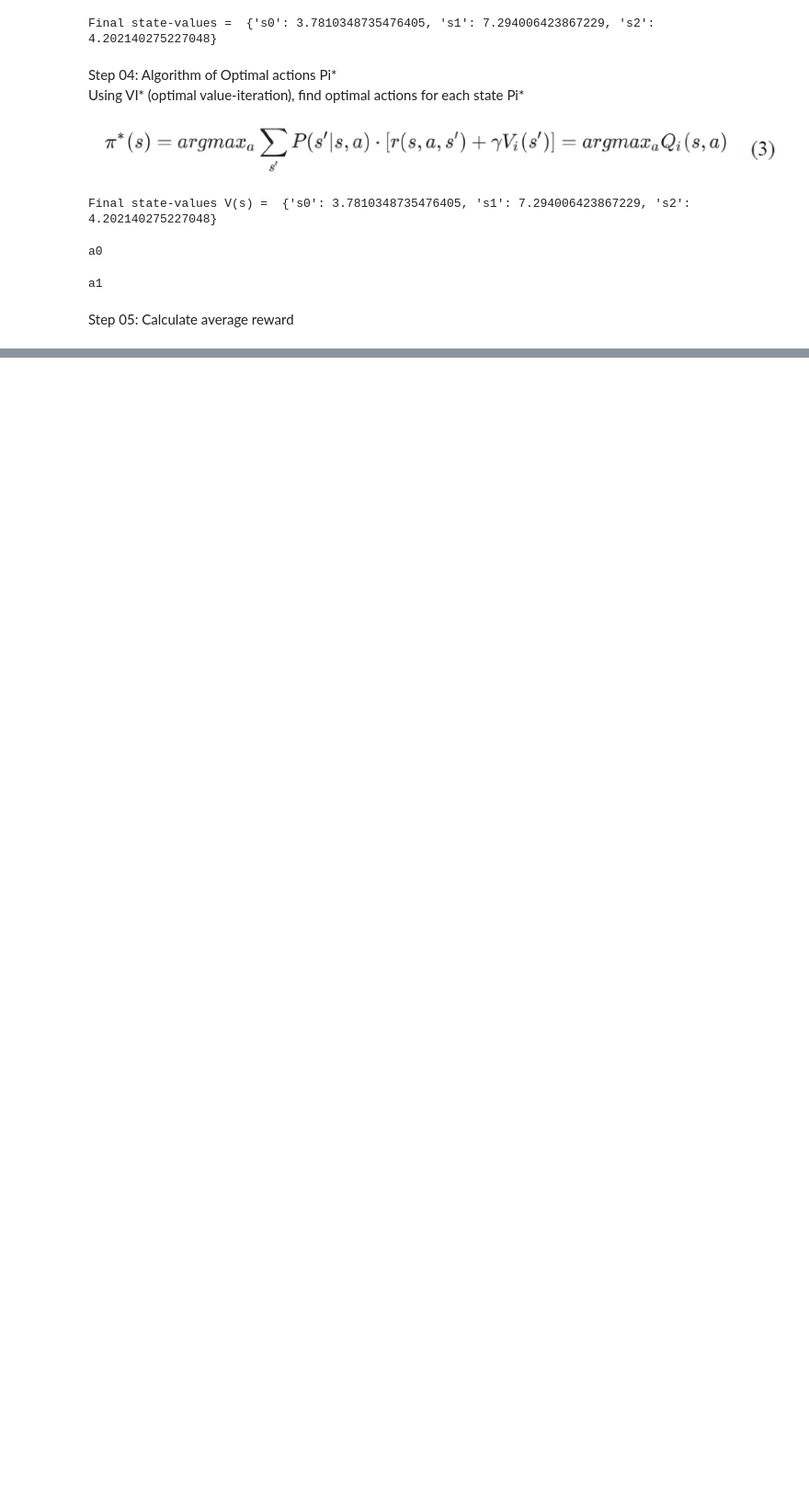
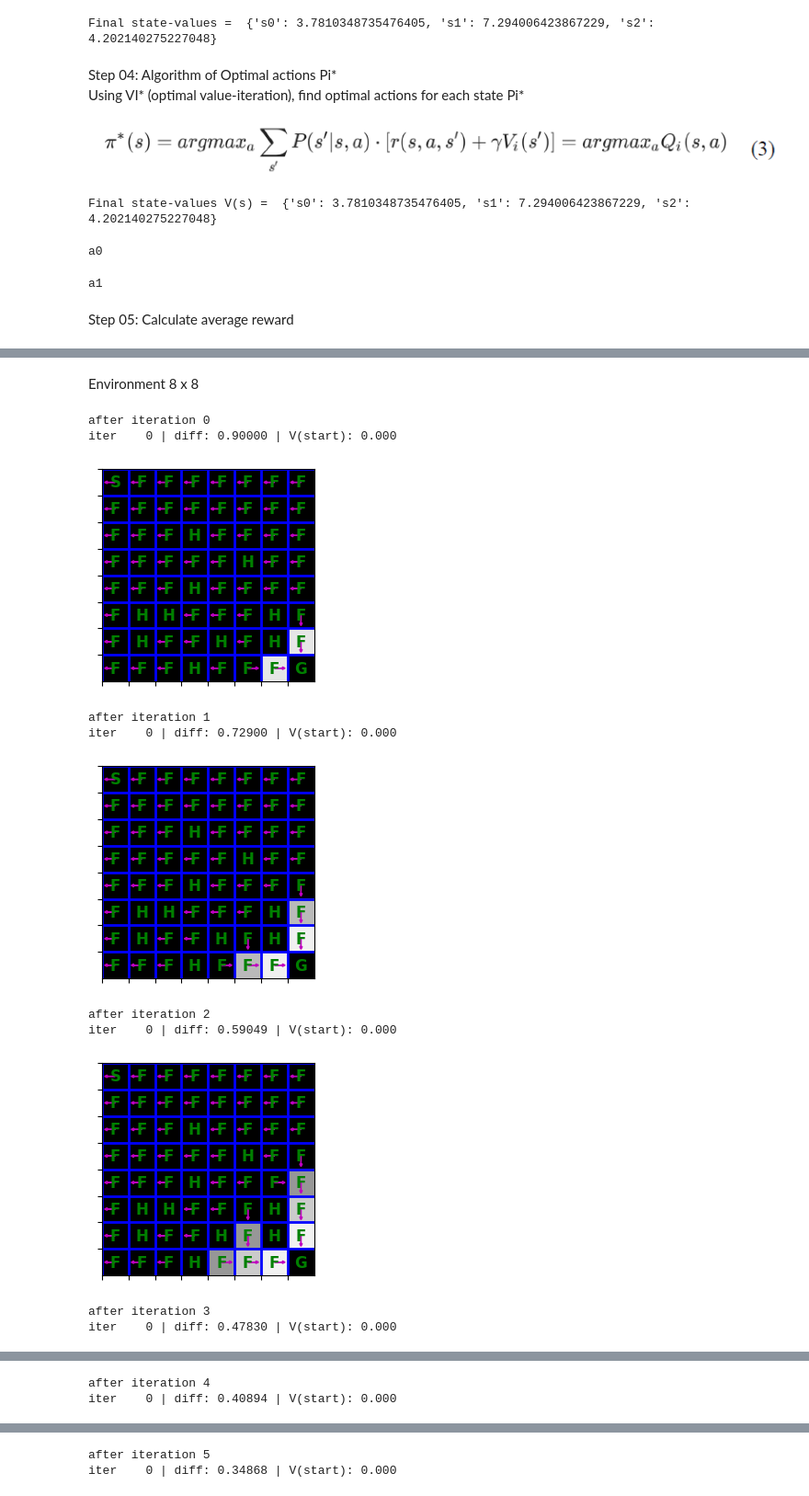
Before and after one commit to HoltechHard/ReinforcementLearning-Labs, a Jupyter notebook: ReinforcementLearning-Labs/lab03_mdp/lab03.ipynb, the cells around one changed output, grey strips where cells are left out. Shown: that part at 92% size. Cells and saved outputs as stored; diff of their text form; code cells hidden in the pictures; blank space fills up the shorter version.

```diff
--- a/ReinforcementLearning-Labs/lab03_mdp/lab03.ipynb
+++ b/ReinforcementLearning-Labs/lab03_mdp/lab03.ipynb
@@ -264,0 +330,20 @@ Average reward =  0.4575
+# %%
+# calculate state-values V(s)
+state_values = value_iteration(env)
+
+# define the state
+s = env.reset()
+
+# initial states
+print("begin")
+env.render()
+
+# take the optimal action
+for t in range(100):
+    a = get_optimal_action(env, state_values, s, gamma)
+    print(a, end = '\n \n')
+    s, r, done, _ = env.step(a)
+    env.render()
+
+    if done:
+        break
@@ -264,0 +427,27 @@ Average reward =  0.4575
+# %% [markdown]
+Environment 8 x 8
+# %%
+from IPython.display import clear_output
+from time import sleep
+
+mdp = FrozenLakeEnv(map_name='8x8', slip_chance=0.1)
+state_values = {s: 0 for s in mdp.get_all_states()}
+
+for i in range(30):
+    #clear_output(True)
+    print("after iteration %i" % i)
+    state_values = value_iteration(mdp, state_values, num_iter=1)
+    draw_policy(mdp, state_values)
+    sleep(0.5)
+# %% [output]
+after iteration 0
+iter    0 | diff: 0.90000 | V(start): 0.000
+[figure, added]
+after iteration 1
+iter    0 | diff: 0.72900 | V(start): 0.000
+[figure, added]
+after iteration 2
+iter    0 | diff: 0.59049 | V(start): 0.000
+[figure, added]
+after iteration 3
+iter    0 | diff: 0.47830 | V(start): 0.000
@@ -264,0 +455,2 @@ Average reward =  0.4575
+after iteration 4
+iter    0 | diff: 0.40894 | V(start): 0.000
@@ -264,0 +458,2 @@ Average reward =  0.4575
+after iteration 5
+iter    0 | diff: 0.34868 | V(start): 0.000
```
Also changed, not shown: parts of 27 cells of this notebook.
